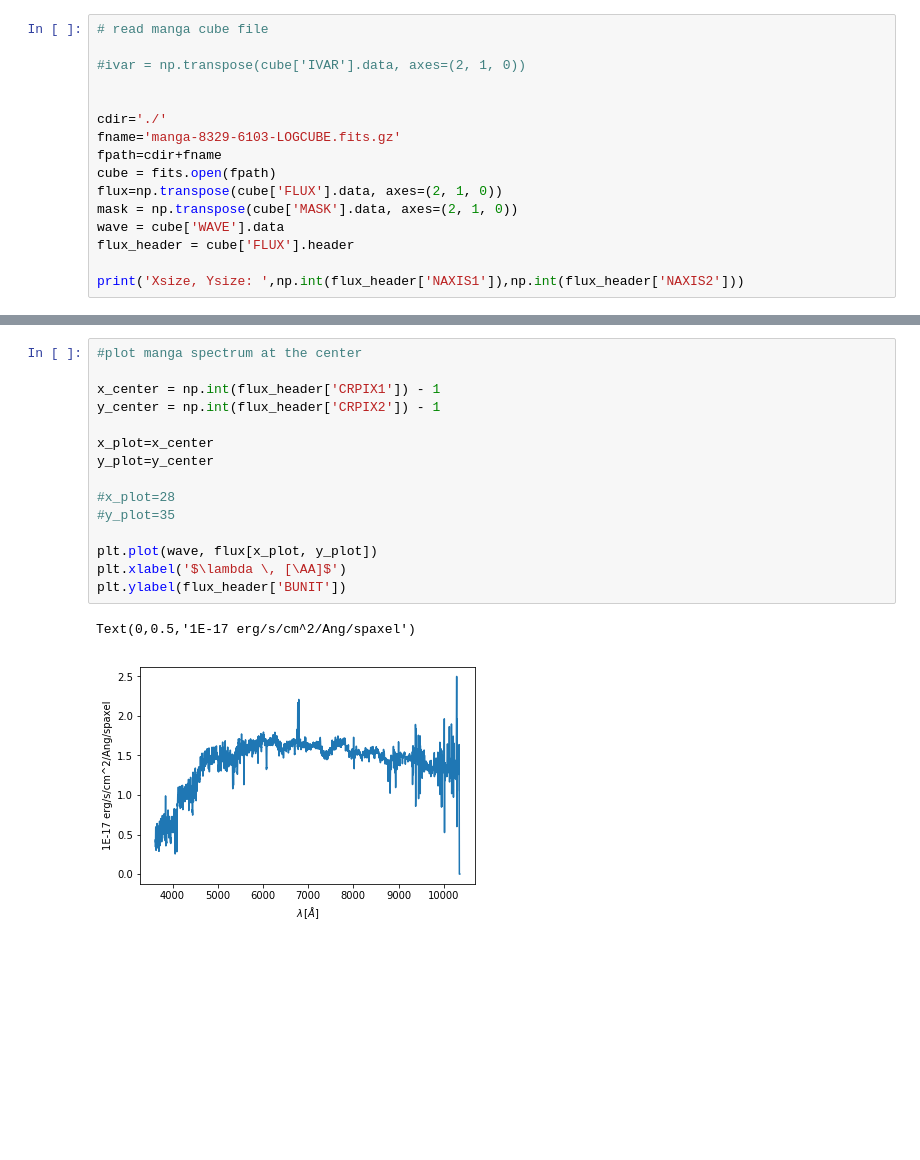
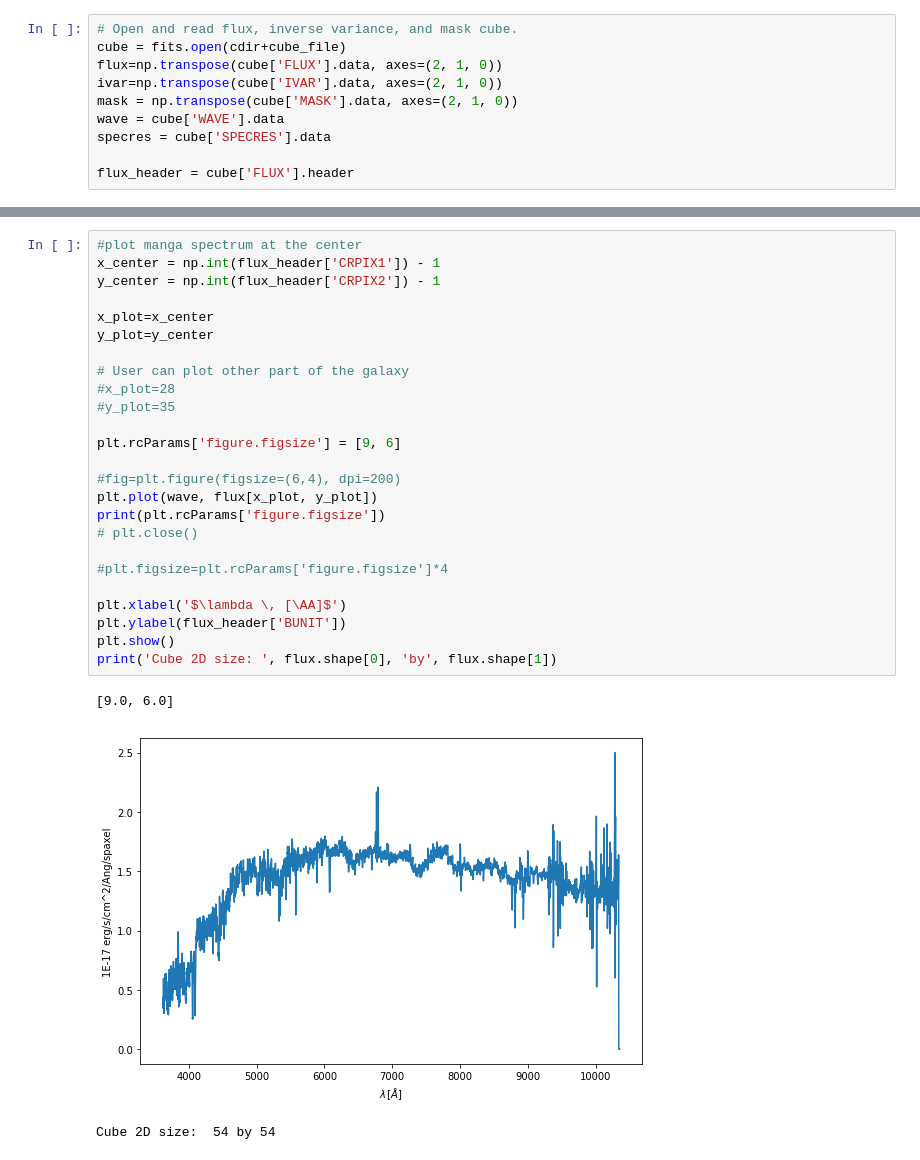
Before and after one commit to astrohchung/manga_rc_tuto, a Jupyter notebook: manga_rc_tuto.ipynb, the cells around one changed output, grey strips where cells are left out. Cells and saved outputs as stored; diff of their text form; blank space fills up the shorter version.

```diff
--- a/manga_rc_tuto.ipynb
+++ b/manga_rc_tuto.ipynb
@@ -17,16 +205,10 @@ from matplotlib import cm
 # %%
-# read manga cube file
-
-#ivar = np.transpose(cube['IVAR'].data, axes=(2, 1, 0))
-
-
-cdir='./'
-fname='manga-8329-6103-LOGCUBE.fits.gz'
-fpath=cdir+fname
-cube = fits.open(fpath)
+# Open and read flux, inverse variance, and mask cube.
+cube = fits.open(cdir+cube_file)
 flux=np.transpose(cube['FLUX'].data, axes=(2, 1, 0))
+ivar=np.transpose(cube['IVAR'].data, axes=(2, 1, 0))
 mask = np.transpose(cube['MASK'].data, axes=(2, 1, 0))
 wave = cube['WAVE'].data
+specres = cube['SPECRES'].data
+
 flux_header = cube['FLUX'].header
-
-print('Xsize, Ysize: ',np.int(flux_header['NAXIS1']),np.int(flux_header['NAXIS2']))
@@ -35,18 +219,29 @@ Xsize, Ysize:  54 54
 # %%
 #plot manga spectrum at the center
-
 x_center = np.int(flux_header['CRPIX1']) - 1
 y_center = np.int(flux_header['CRPIX2']) - 1
 
 x_plot=x_center
 y_plot=y_center
 
+# User can plot other part of the galaxy
 #x_plot=28
 #y_plot=35
 
+plt.rcParams['figure.figsize'] = [9, 6]
+
+#fig=plt.figure(figsize=(6,4), dpi=200)
 plt.plot(wave, flux[x_plot, y_plot])
+print(plt.rcParams['figure.figsize'])
+# plt.close()
+
+#plt.figsize=plt.rcParams['figure.figsize']*4
+
 plt.xlabel('$\lambda \, [\AA]$')
 plt.ylabel(flux_header['BUNIT'])
+plt.show()
+print('Cube 2D size: ', flux.shape[0], 'by', flux.shape[1])
 # %% [output]
-Text(0,0.5,'1E-17 erg/s/cm^2/Ang/spaxel')
+[9.0, 6.0]
-[figure, old version]
+[figure, new version]
+Cube 2D size:  54 by 54
```
Also changed, not shown: parts of 21 cells of this notebook, 6 other files.
